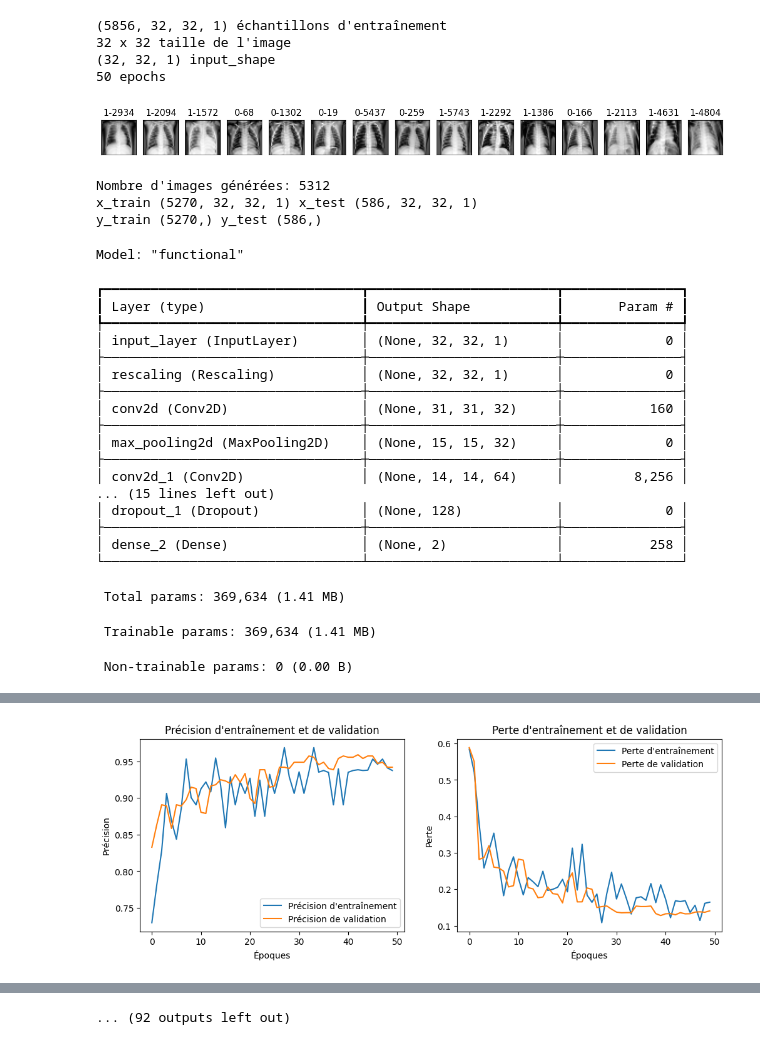
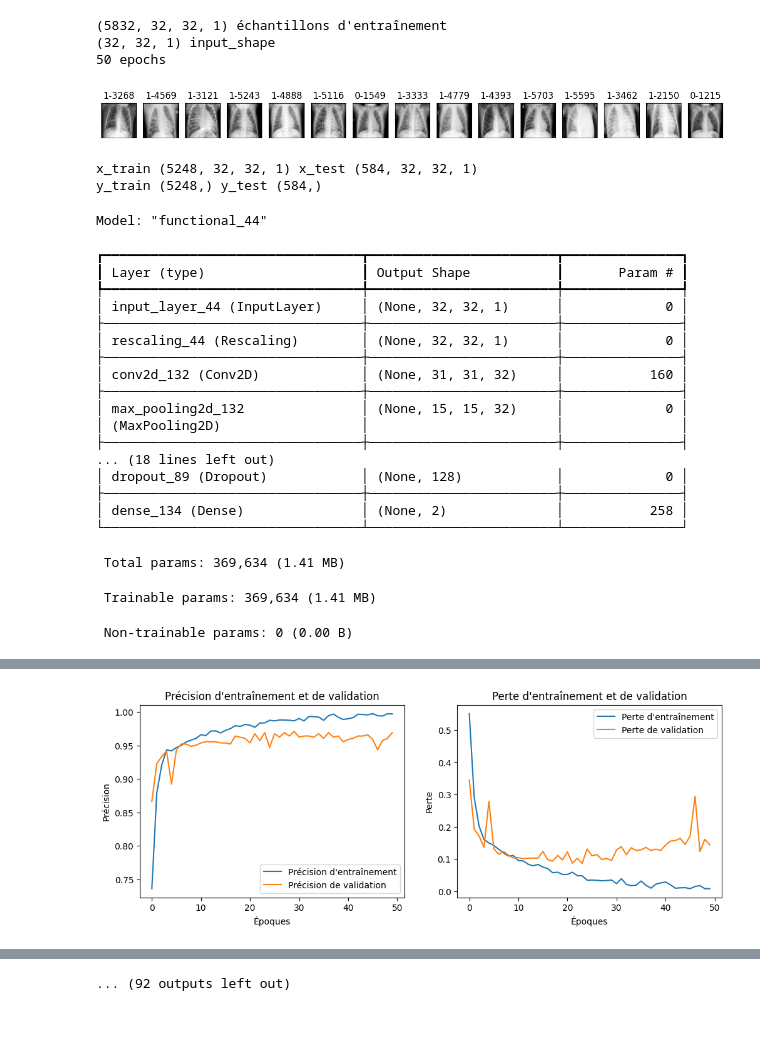
Before and after one commit to AdrianUbedaTouati/M1_IA_XRAY, a Jupyter notebook: notebooks/1.1_2-aut-model-2-class.ipynb, the cells around one changed output, grey strips where cells are left out. Saved outputs shown, nothing was run; the diff lists cells and outputs as text; code cells hidden in the pictures.

```diff
--- a/notebooks/1.1_2-aut-model-2-class.ipynb
+++ b/notebooks/1.1_2-aut-model-2-class.ipynb
@@ -168,25 +157,14 @@ def enregistrer_tableau_dans_txt(tableau, nom_fichier):
 def main(path):
     resultatsROC = []
 
-    X, y, input_shape = load_data(path)
+    X, y, input_shape = charger_images_par_format_cv2(path)
 
     print(X.shape, 'échantillons d\'entraînement')  # Traducción: train samples
-    print(img_rows,'x', img_cols, 'taille de l\'image')  # Traducción: image size
     print(input_shape,'input_shape')
     print(epochs,'epochs')
 
     plot_symbols(X, y)
     collections.Counter(y)
-
-    # Générer des images
-    datagen = ImageDataGenerator(
-        rotation_range=15,
-        width_shift_range=0.1,
-        height_shift_range=0.1,
-        shear_range=0.2,
-        zoom_range=0.2,
-        horizontal_flip=True,
-        fill_mode='nearest')
 
     # CV-10
     kf = StratifiedKFold(n_splits=crossValidationSplit, shuffle=True, random_state=123)
@@ -195,23 +173,30 @@ def main(path):
     meilleur_roc = -1  # Para almacenar el mejor valor de ROC
     meilleur_modele = None  # Para guardar el mejor modelo
 
+    #90% train | 10% test
     for train_index, test_index in kf.split(X, y):
+        # Division des données en ensemble d'entraînement et de test
         X_train, X_test = X[train_index], X[test_index]
         y_train, y_test = y[train_index], y[test_index]
 
-        train_datagen = datagen.flow(X_train, y_train, batch_size=batch_size)
-
-        print("Nombre d'images générées:", len(train_datagen) * batch_size)  # Traducción: Número de imágenes generadas
-
+        # Informations sur les dimensions des données
         print(f'x_train {X_train.shape} x_test {X_test.shape}')
         print(f'y_train {y_train.shape} y_test {y_test.shape}')
 
+        # Création du modèle
         model = cnn_model(input_shape, nb_classes)
         print(model.summary())
 
+        # Compilation du modèle
         model.compile(loss='sparse_categorical_crossentropy', optimizer='adam', metrics=['accuracy'])
 
-        history = model.fit(train_datagen, steps_per_epoch=len(X_train) // batch_size, epochs=epochs, validation_data=(X_test, y_test), verbose=2)
+        # Entraînement du modèle directement avec les données
+        history = model.fit(X_train, y_train,
+            batch_size=batch_size,
+            epochs=epochs,
+            validation_data=(X_test, y_test),
+            verbose=2)
+
 
         # Obtener las métricas del historial
         acc = history.history['accuracy']
@@ -260,60 +245,58 @@ def main(path):
 
         print('Prédictions')  # Traducción: Predictions
         y_pred_int = y_pred.argmax(axis=1)
         print(collections.Counter(y_pred_int), '\n')
 
         print('Métriques')  # Traducción: Metrics
         print(metrics.classification_report(y_test, y_pred_int, target_names=['Normal', 'Pneumonia']))
 
         print('Matrice de confusion')  # Traducción: Confusion matrix
         metrics.ConfusionMatrixDisplay(metrics.confusion_matrix(y_test, y_pred_int),
                                        display_labels=['NORMAL', 'PNEUMONIA']).plot()
         plt.show()
 
         splitEntrenamiento += 1
 
     # Guardar el mejor modelo
     if meilleur_modele:
-        meilleur_modele.save(r"..\models\meilleur_modele_roc.h5")
+        meilleur_modele.save(r"..\models\meilleur_modele_roc_1_2.h5")
         print("Le meilleur modèle a été sauvegardé avec un ROC de:", meilleur_roc)  # Traducción: El mejor modelo fue guardado con un ROC de.
 
     print("Fin de l\'entraînement")  # Traducción: Fin de entrenamiento
 
     print("Résultats ROC:")  # Traducción: Resultados ROC
     for r in resultatsROC:
         print(f"{r}\n")
 
-    enregistrer_tableau_dans_txt(resultatsROC, "1_2_resultatsROC.txt")
+    enregistrer_tableau_dans_txt(resultatsROC, "resultatsROC_1_2.txt")
 
 if __name__ == '__main__':
-    path = r"..\data\external\chest_xray"
-    main(path)
+    path_save_32x32=r"..\data\processed\images_32x32"
+    main(path_save_32x32)
 # %% [output]
-(5856, 32, 32, 1) échantillons d'entraînement
-32 x 32 taille de l'image
+(5832, 32, 32, 1) échantillons d'entraînement
 (32, 32, 1) input_shape
 50 epochs
-[figure, old version]
+[figure, new version]
-Nombre d'images générées: 5312
-x_train (5270, 32, 32, 1) x_test (586, 32, 32, 1)
-y_train (5270,) y_test (586,)
+x_train (5248, 32, 32, 1) x_test (584, 32, 32, 1)
+y_train (5248,) y_test (584,)
-Model: "functional"
+Model: "functional_44"
 ┏━━━━━━━━━━━━━━━━━━━━━━━━━━━━━━━━━┳━━━━━━━━━━━━━━━━━━━━━━━━┳━━━━━━━━━━━━━━━┓
 ┃ Layer (type)                    ┃ Output Shape           ┃       Param # ┃
 ┡━━━━━━━━━━━━━━━━━━━━━━━━━━━━━━━━━╇━━━━━━━━━━━━━━━━━━━━━━━━╇━━━━━━━━━━━━━━━┩
-│ input_layer (InputLayer)        │ (None, 32, 32, 1)      │             0 │
+│ input_layer_44 (InputLayer)     │ (None, 32, 32, 1)      │             0 │
 ├─────────────────────────────────┼────────────────────────┼───────────────┤
-│ rescaling (Rescaling)           │ (None, 32, 32, 1)      │             0 │
+│ rescaling_44 (Rescaling)        │ (None, 32, 32, 1)      │             0 │
 ├─────────────────────────────────┼────────────────────────┼───────────────┤
-│ conv2d (Conv2D)                 │ (None, 31, 31, 32)     │           160 │
+│ conv2d_132 (Conv2D)             │ (None, 31, 31, 32)     │           160 │
 ├─────────────────────────────────┼────────────────────────┼───────────────┤
-│ max_pooling2d (MaxPooling2D)    │ (None, 15, 15, 32)     │             0 │
+│ max_pooling2d_132               │ (None, 15, 15, 32)     │             0 │
+│ (MaxPooling2D)                  │                        │               │
 ├─────────────────────────────────┼────────────────────────┼───────────────┤
-│ conv2d_1 (Conv2D)               │ (None, 14, 14, 64)     │         8,256 │
-... (15 lines left out)
-│ dropout_1 (Dropout)             │ (None, 128)            │             0 │
+... (18 lines left out)
+│ dropout_89 (Dropout)            │ (None, 128)            │             0 │
 ├─────────────────────────────────┼────────────────────────┼───────────────┤
-│ dense_2 (Dense)                 │ (None, 2)              │           258 │
+│ dense_134 (Dense)               │ (None, 2)              │           258 │
 └─────────────────────────────────┴────────────────────────┴───────────────┘
  Total params: 369,634 (1.41 MB)
  Trainable params: 369,634 (1.41 MB)
@@ -338 +321 @@ Epoch 50/50
-[figure, old version]
+[figure, new version]
```
Also changed, not shown: parts of 7 cells of this notebook, 49 other files.
